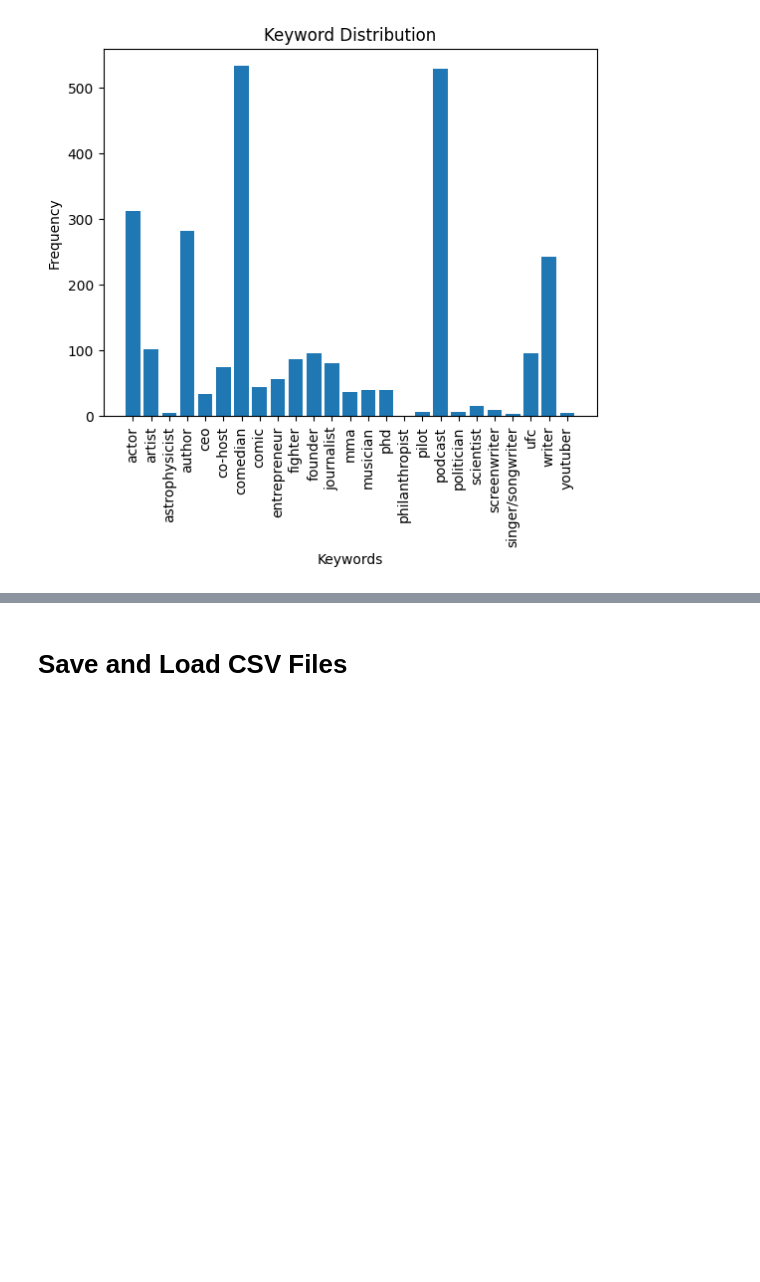
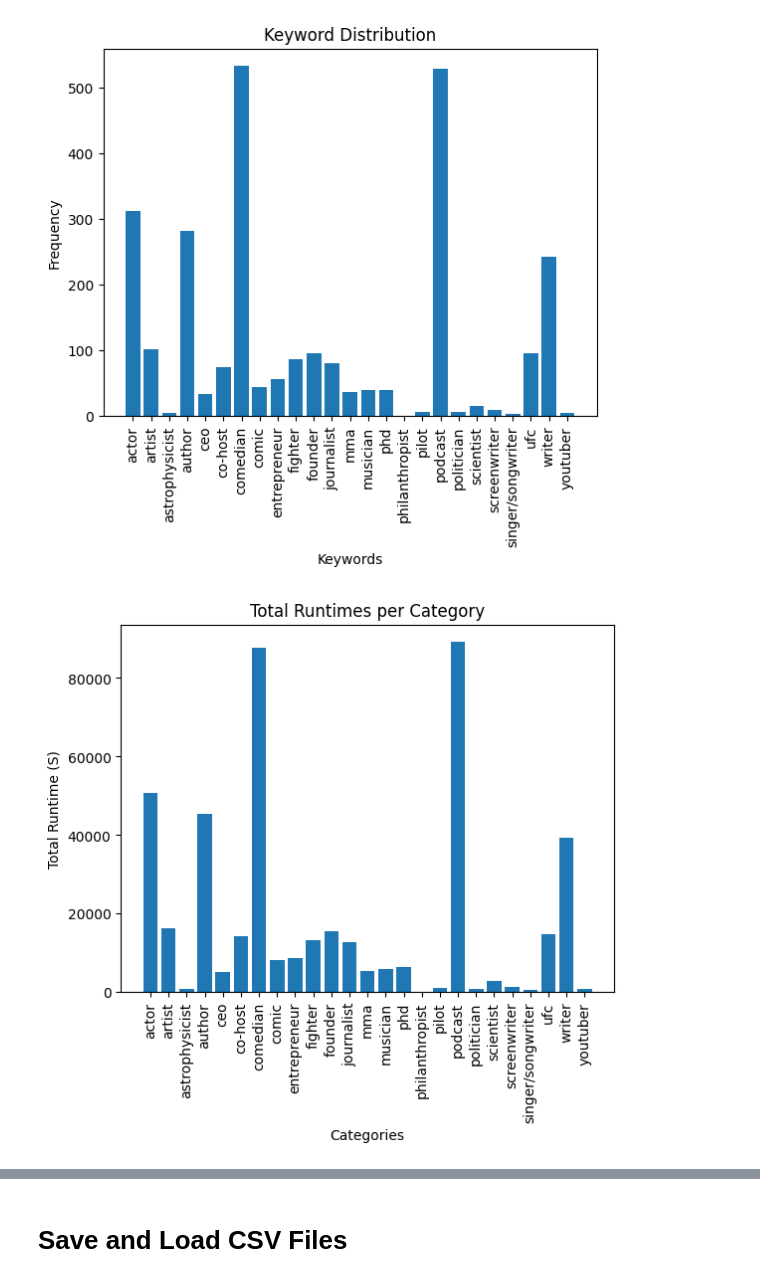
Before and after one commit to mattg213/JRE-analysis, a Jupyter notebook: data.ipynb, the cells around one changed output, grey strips where cells are left out. Saved outputs shown, nothing was run; the diff lists cells and outputs as text; code cells hidden in the pictures; blank space fills up the shorter version.

Commit message:
Added more graphs
- Added box and whiskers
- Added 3 more bar charts
- Saved all graphs to images

```diff
--- a/data.ipynb
+++ b/data.ipynb
@@ -389,3 +391,16 @@ plt.xticks(rotation=90)
 plt.show()
 # %% [output]
 [figure]
+# %%
+test = df.groupby(['category'])['duration_seconds'].sum()
+
+plt.bar(test.index, test)
+
+plt.title("Total Runtimes per Category")
+plt.xlabel("Categories")
+plt.ylabel("Total Runtime (S)")
+plt.xticks(rotation=90)
+plt.savefig('graphs/total_runtimes_bar.png')
+plt.show()
+# %% [output]
+[figure, added]
```
Also changed, not shown: parts of 5 cells of this notebook, 7 other files.
